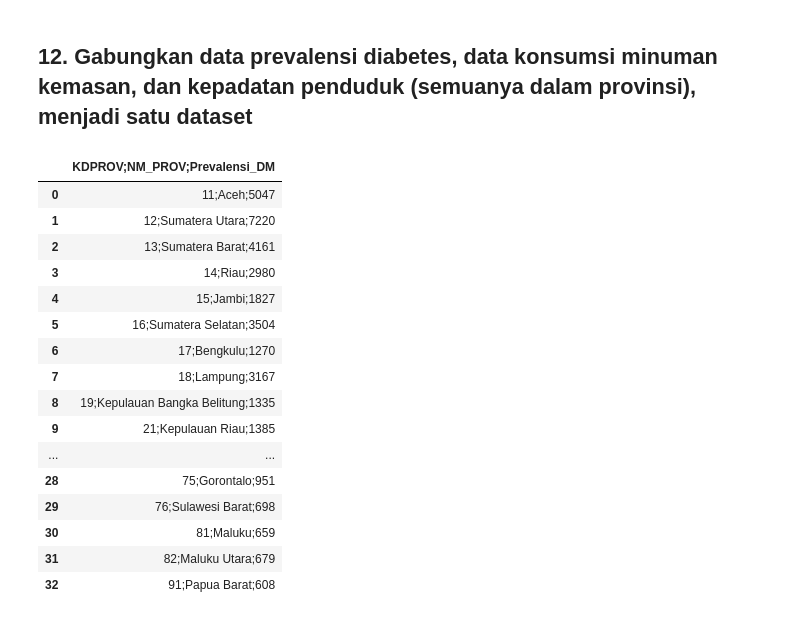
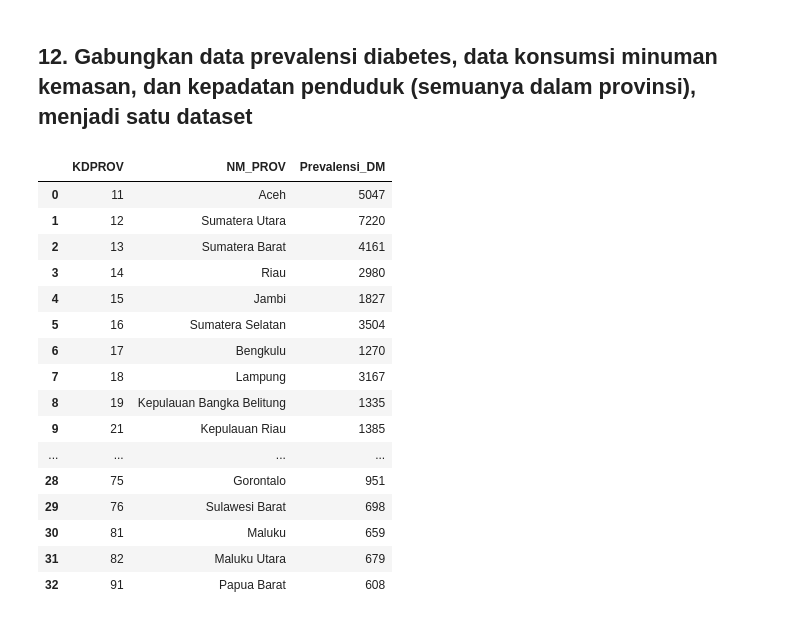
Before and after one commit to mihoku/MoF-Training-Python-for-Data-Analytics, a Jupyter notebook: Day 2/sans/Day_2_Contoh_Jawaban_Latihan_Pandas.ipynb, the cells around one changed output. Cells and saved outputs as stored; diff of their text form; code cells hidden in the pictures.

```diff
--- a/Day 2/sans/Day_2_Contoh_Jawaban_Latihan_Pandas.ipynb
+++ b/Day 2/sans/Day_2_Contoh_Jawaban_Latihan_Pandas.ipynb
@@ -157,23 +157,23 @@ konsumsi_minuman_kemasan_data_province.head()
 ## 12. Gabungkan data prevalensi diabetes, data konsumsi minuman kemasan, dan kepadatan penduduk (semuanya dalam provinsi), menjadi satu dataset
 # %%
 # baca file data prevalensi diabetes
-diabetes_prevalence_data = pd.read_csv(url_diabetes_prevalence_data, sep='#')
+diabetes_prevalence_data = pd.read_csv(url_diabetes_prevalence_data, sep='#', dtype={'KDPROV':str})
 diabetes_prevalence_data
 # %% [output]
-|  | KDPROV;NM_PROV;Prevalensi_DM |
-| 0 | 11;Aceh;5047 |
-| 1 | 12;Sumatera Utara;7220 |
-| 2 | 13;Sumatera Barat;4161 |
-| 3 | 14;Riau;2980 |
-| 4 | 15;Jambi;1827 |
-| 5 | 16;Sumatera Selatan;3504 |
-| 6 | 17;Bengkulu;1270 |
-| 7 | 18;Lampung;3167 |
-| 8 | 19;Kepulauan Bangka Belitung;1335 |
-| 9 | 21;Kepulauan Riau;1385 |
-| ... | ... |
-| 28 | 75;Gorontalo;951 |
-| 29 | 76;Sulawesi Barat;698 |
-| 30 | 81;Maluku;659 |
-| 31 | 82;Maluku Utara;679 |
-| 32 | 91;Papua Barat;608 |
+|  | KDPROV | NM_PROV | Prevalensi_DM |
+| 0 | 11 | Aceh | 5047 |
+| 1 | 12 | Sumatera Utara | 7220 |
+| 2 | 13 | Sumatera Barat | 4161 |
+| 3 | 14 | Riau | 2980 |
+| 4 | 15 | Jambi | 1827 |
+| 5 | 16 | Sumatera Selatan | 3504 |
+| 6 | 17 | Bengkulu | 1270 |
+| 7 | 18 | Lampung | 3167 |
+| 8 | 19 | Kepulauan Bangka Belitung | 1335 |
+| 9 | 21 | Kepulauan Riau | 1385 |
+| ... | ... | ... | ... |
+| 28 | 75 | Gorontalo | 951 |
+| 29 | 76 | Sulawesi Barat | 698 |
+| 30 | 81 | Maluku | 659 |
+| 31 | 82 | Maluku Utara | 679 |
+| 32 | 91 | Papua Barat | 608 |
```
Also changed, not shown: parts of 3 cells of this notebook.
